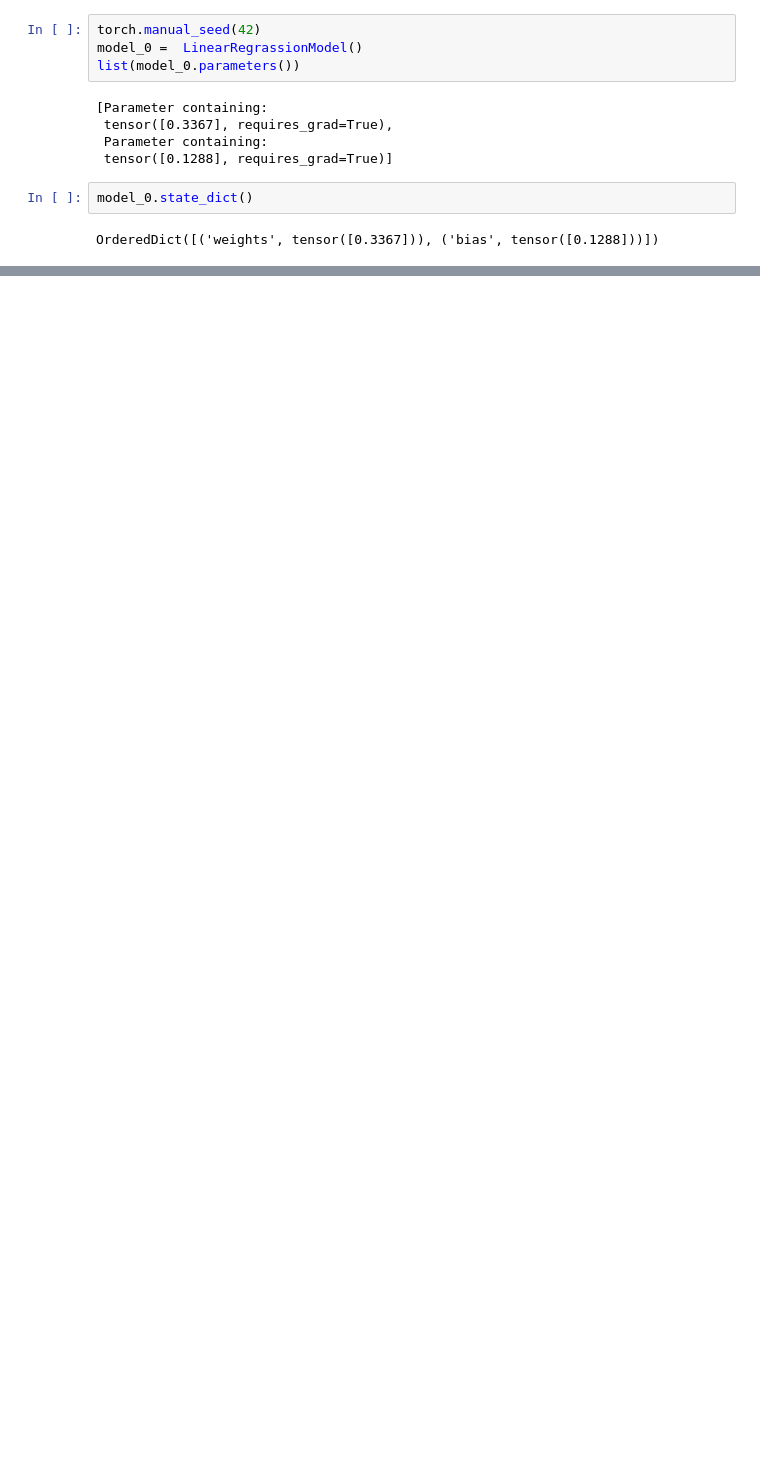
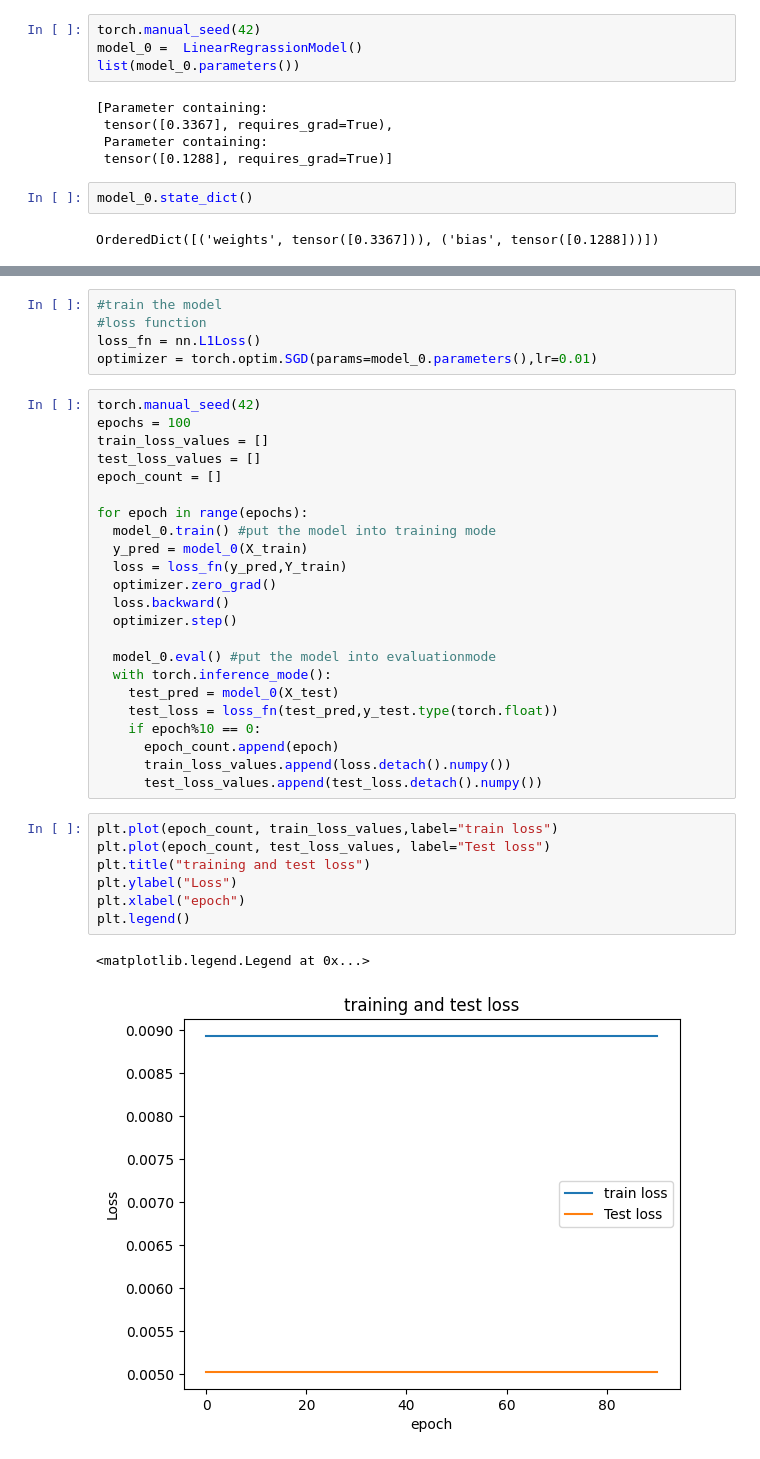
Before and after one commit to sanchi285/PyTorch-for-Deep-Learning-Machine-Learning-, a Jupyter notebook: TensorFlowWorkFlow.ipynb, the cells around one changed output, grey strips where cells are left out. Drawn from its saved outputs; the diff is of its cells as text; blank space fills up the shorter version.

```diff
--- a/TensorFlowWorkFlow.ipynb
+++ b/TensorFlowWorkFlow.ipynb
@@ -92,0 +101,38 @@ OrderedDict([('weights', tensor([0.3367])), ('bias', tensor([0.1288]))])
+# %%
+#train the model
+#loss function
+loss_fn = nn.L1Loss()
+optimizer = torch.optim.SGD(params=model_0.parameters(),lr=0.01)
+# %%
+torch.manual_seed(42)
+epochs = 100
+train_loss_values = []
+test_loss_values = []
+epoch_count = []
+
+for epoch in range(epochs):
+  model_0.train() #put the model into training mode
+  y_pred = model_0(X_train)
+  loss = loss_fn(y_pred,Y_train)
+  optimizer.zero_grad()
+  loss.backward()
+  optimizer.step()
+
+  model_0.eval() #put the model into evaluationmode
+  with torch.inference_mode():
+    test_pred = model_0(X_test)
+    test_loss = loss_fn(test_pred,y_test.type(torch.float))
+    if epoch%10 == 0:
+      epoch_count.append(epoch)
+      train_loss_values.append(loss.detach().numpy())
+      test_loss_values.append(test_loss.detach().numpy())
+# %%
+plt.plot(epoch_count, train_loss_values,label="train loss")
+plt.plot(epoch_count, test_loss_values, label="Test loss")
+plt.title("training and test loss")
+plt.ylabel("Loss")
+plt.xlabel("epoch")
+plt.legend()
+# %% [output]
+<matplotlib.legend.Legend at 0x...>
+[figure, added]
```
Also changed, not shown: parts of 5 cells of this notebook.
